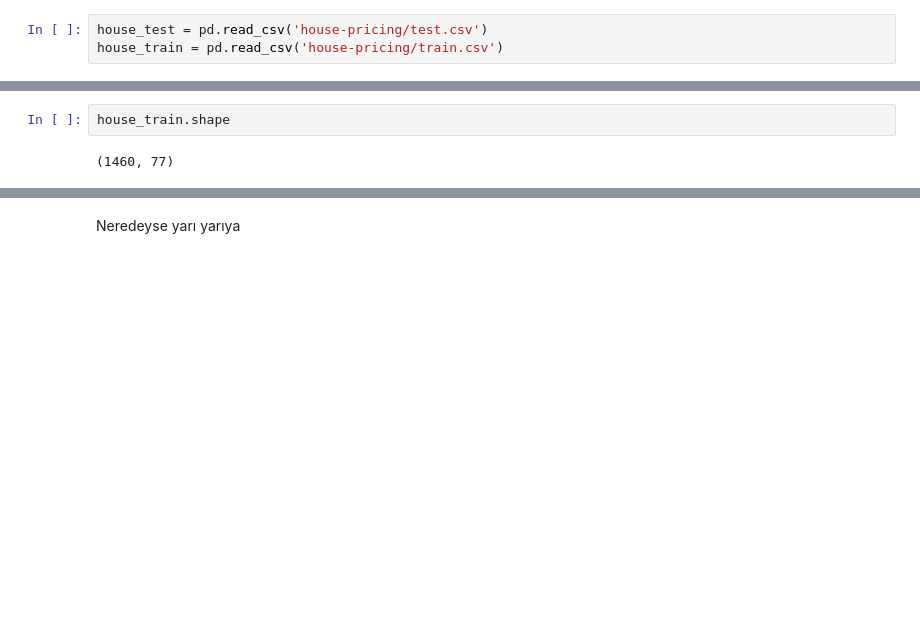
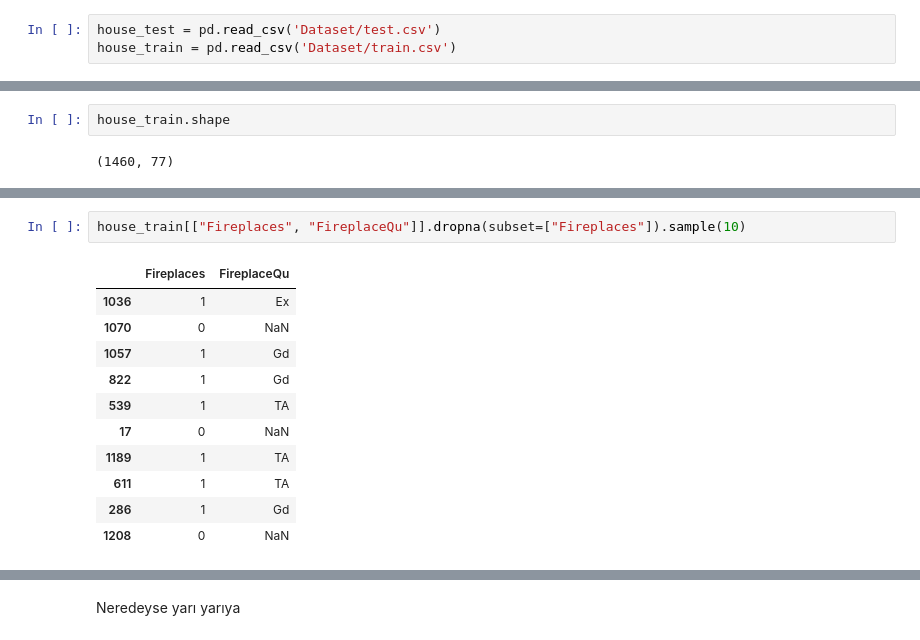
Before and after one commit to mutuceng/depression-risk-classification, a Jupyter notebook: Backend/ML/data_prep.ipynb, the cells around one changed output, grey strips where cells are left out. Cells and saved outputs as stored; diff of their text form; blank space fills up the shorter version.

```diff
--- a/Backend/ML/data_prep.ipynb
+++ b/Backend/ML/data_prep.ipynb
@@ -6,8 +6,8 @@ import numpy as np
 import matplotlib.pyplot as plt
 import seaborn as sn
 # %%
-house_test = pd.read_csv('house-pricing/test.csv')
-house_train = pd.read_csv('house-pricing/train.csv')
+house_test = pd.read_csv('Dataset/test.csv')
+house_train = pd.read_csv('Dataset/train.csv')
 # %%
 house_train.columns
 # %% [output]
@@ -444,0 +421,14 @@ house_train.shape
+# %%
+house_train[["Fireplaces", "FireplaceQu"]].dropna(subset=["Fireplaces"]).sample(10)
+# %% [output]
+|  | Fireplaces | FireplaceQu |
+| 1036 | 1 | Ex |
+| 1070 | 0 | NaN |
+| 1057 | 1 | Gd |
+| 822 | 1 | Gd |
+| 539 | 1 | TA |
+| 17 | 0 | NaN |
+| 1189 | 1 | TA |
+| 611 | 1 | TA |
+| 286 | 1 | Gd |
+| 1208 | 0 | NaN |
```
Also changed, not shown: parts of 42 cells of this notebook, 4 other files.
